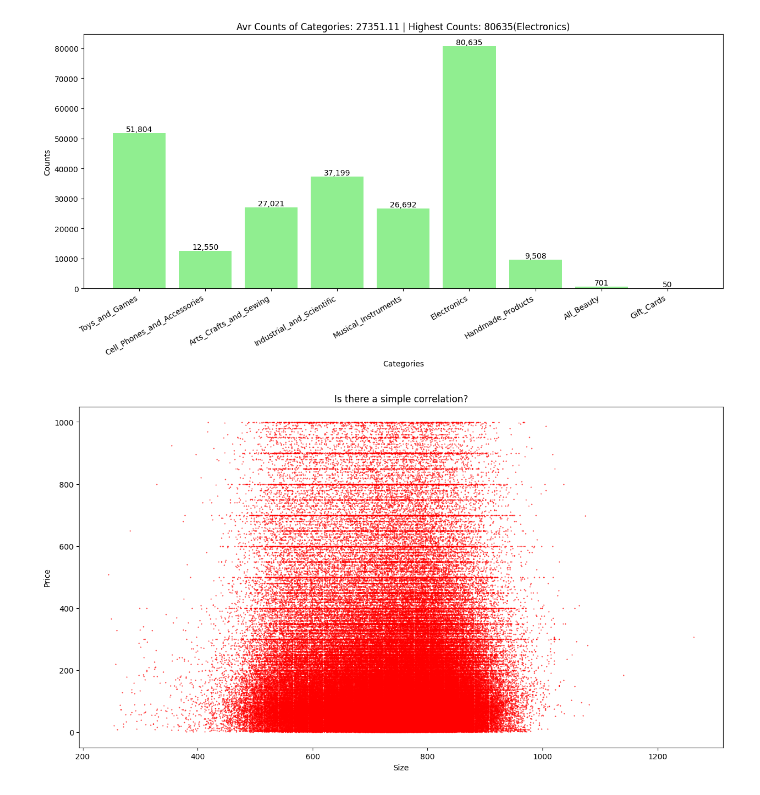
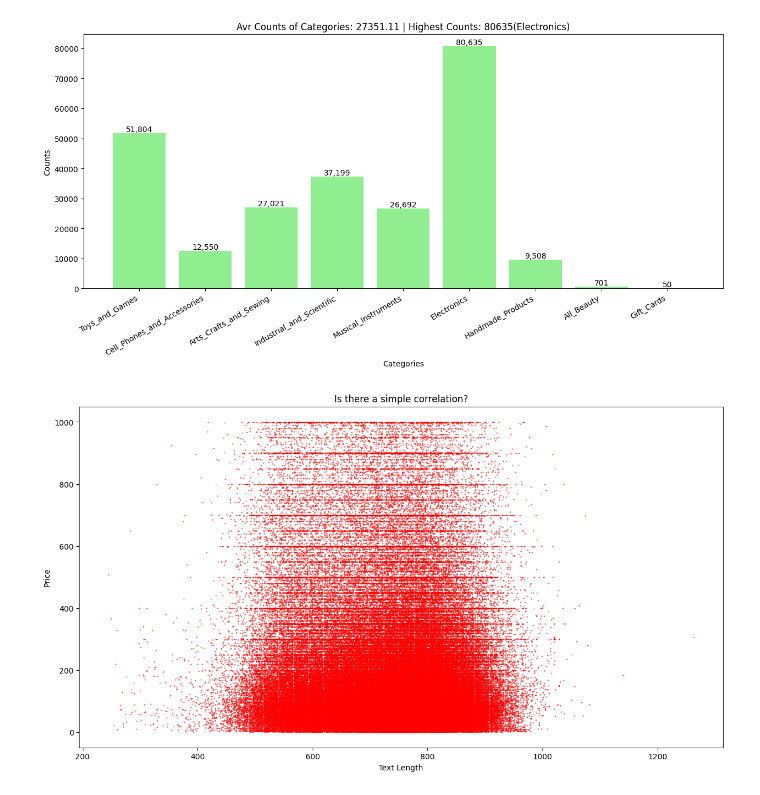
Before and after one commit to mightyoctopus/dataset-curation-data-cleanup, a Jupyter notebook: d2_data_curation_part2.ipynb, the cells around one changed output. Cells and saved outputs as stored; diff of their text form; code cells hidden in the pictures.

Commit message:
Modified text length and price correleation (scattered chart)

```diff
--- a/d2_data_curation_part2.ipynb
+++ b/d2_data_curation_part2.ipynb
@@ -267,21 +267,21 @@ plt.show()
 # %%
 ### Correlation between text verbosity and price
 
 ### To Check:
 ### if high-end products having longer, more detailed descriptions
 ### or cheap products having short, minimal text.
 
 
 sizes = [len(item.prompt) for item in samples]
 prices = [item.price for item in samples]
 
 plt.figure(figsize=(15, 8))
 plt.scatter(sizes, prices, s=0.2, color="red")
 
 plt.title("Is there a simple correlation?")
-plt.xlabel("Size")
+plt.xlabel("Text Length")
 plt.ylabel("Price")
 
 plt.show()
 # %% [output]
-[figure, old version]
+[figure, new version]
```
